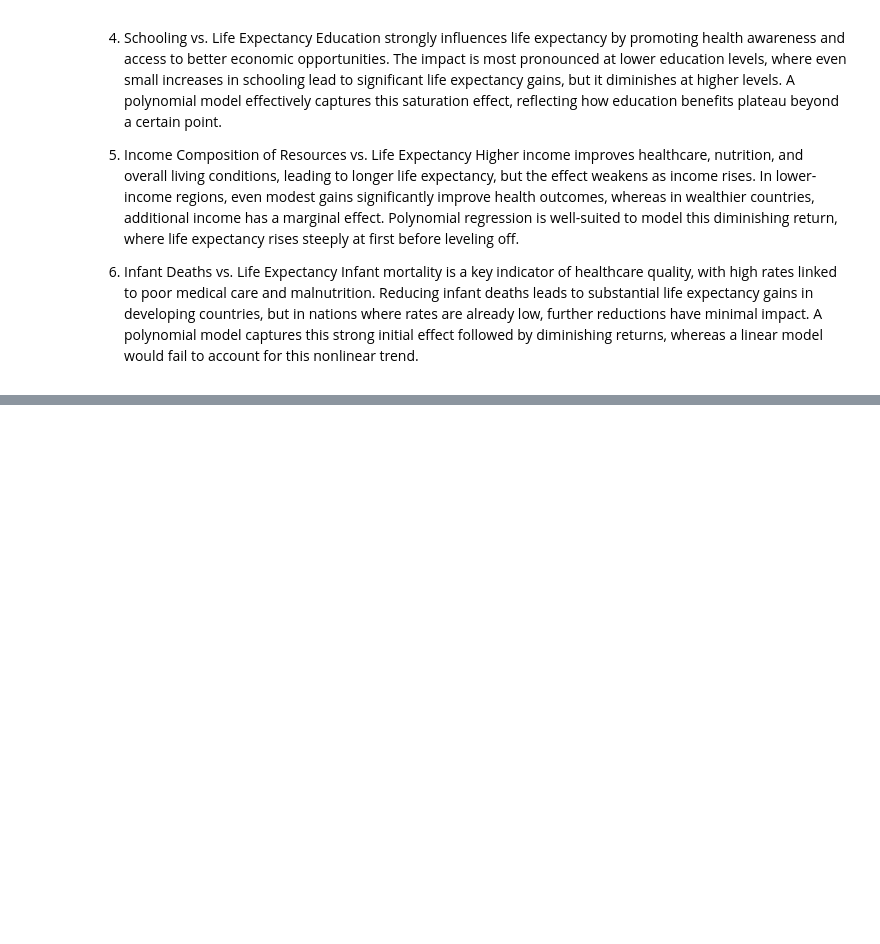
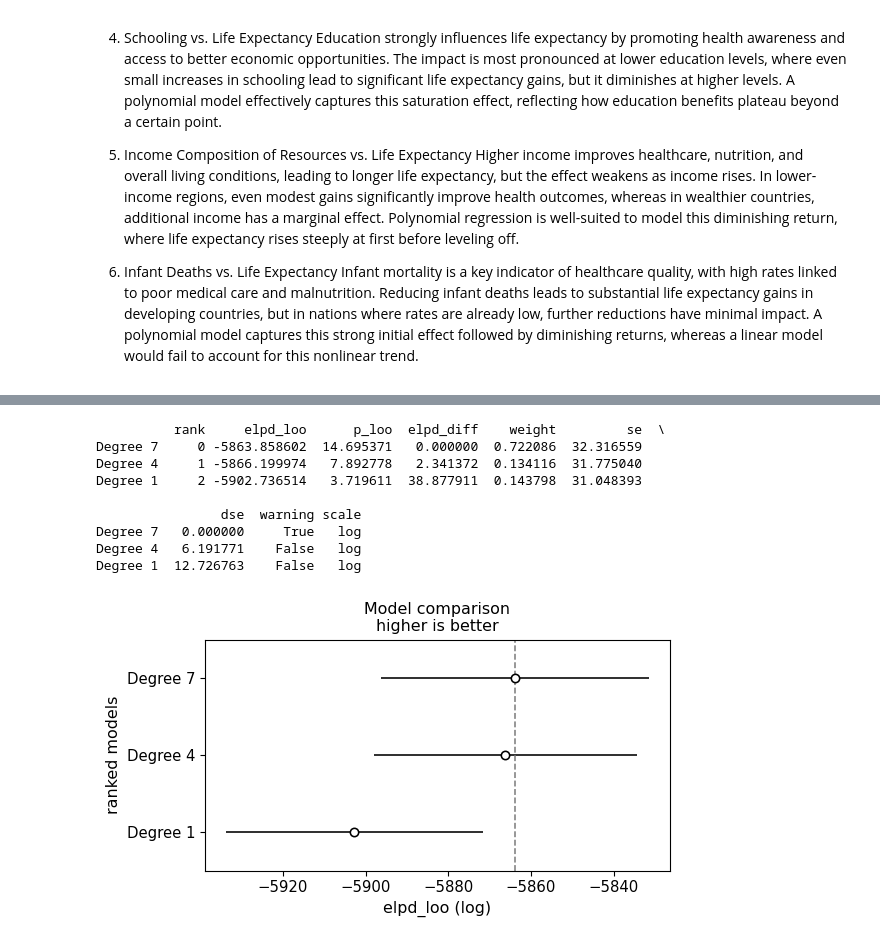
Before and after one commit to Rakeshscode/Data-Science, a Jupyter notebook: Unit7Project.ipynb, the cells around one changed output, grey strips where cells are left out. Cells and saved outputs as stored; diff of their text form; code cells hidden in the pictures; blank space fills up the shorter version.

```diff
--- a/Unit7Project.ipynb
+++ b/Unit7Project.ipynb
@@ -174,3 +174,8 @@ Higher income improves healthcare, nutrition, and overall living conditions, lea
 
 6. Infant Deaths vs. Life Expectancy
 Infant mortality is a key indicator of healthcare quality, with high rates linked to poor medical care and malnutrition. Reducing infant deaths leads to substantial life expectancy gains in developing countries, but in nations where rates are already low, further reductions have minimal impact. A polynomial model captures this strong initial effect followed by diminishing returns, whereas a linear model would fail to account for this nonlinear trend.
+# %%
+# Fit models with log_likelihood=True
+idata_poly_1 = model_poly_1.fit(idata_kwargs={"log_likelihood":True})
+idata_poly_4 = model_poly_4.fit(idata_kwargs={"log_likelihood":True})
+idata_poly_7 = model_poly_7.fit(idata_kwargs={"log_likelihood":True})
@@ -176,0 +189,26 @@ Infant mortality is a key indicator of healthcare quality, with high rates linke
+# %%
+# Perform model comparison using ELPD-LOO
+compare = az.compare(
+    {
+        "Degree 1": idata_poly_1,
+        "Degree 4": idata_poly_4,
+        "Degree 7": idata_poly_7
+    },
+    #method="loo"
+)
+
+# Print and visualize comparison
+print(compare)
+az.plot_compare(compare)
+plt.show()
+# %% [output]
+          rank     elpd_loo      p_loo  elpd_diff    weight         se  \
+Degree 7     0 -5863.858602  14.695371   0.000000  0.722086  32.316559
+Degree 4     1 -5866.199974   7.892778   2.341372  0.134116  31.775040
+Degree 1     2 -5902.736514   3.719611  38.877911  0.143798  31.048393
+
+                dse  warning scale
+Degree 7   0.000000     True   log
+Degree 4   6.191771    False   log
+Degree 1  12.726763    False   log
+[figure, added]
```
Also changed, not shown: parts of 15 cells of this notebook.
